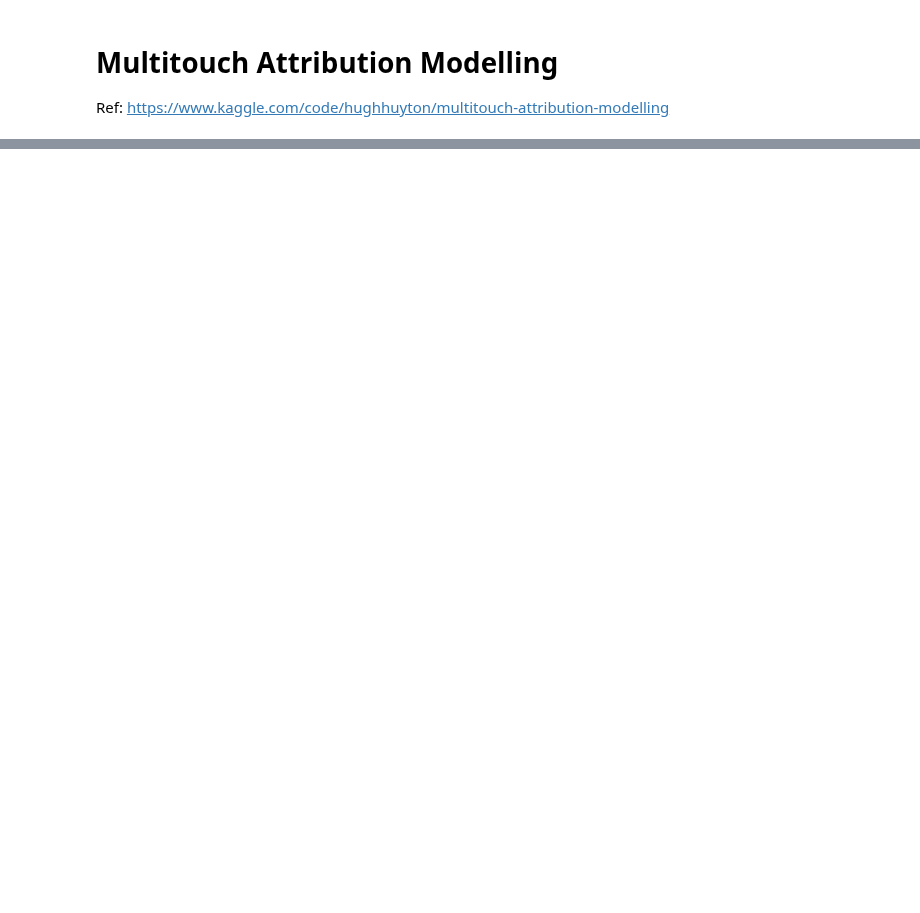
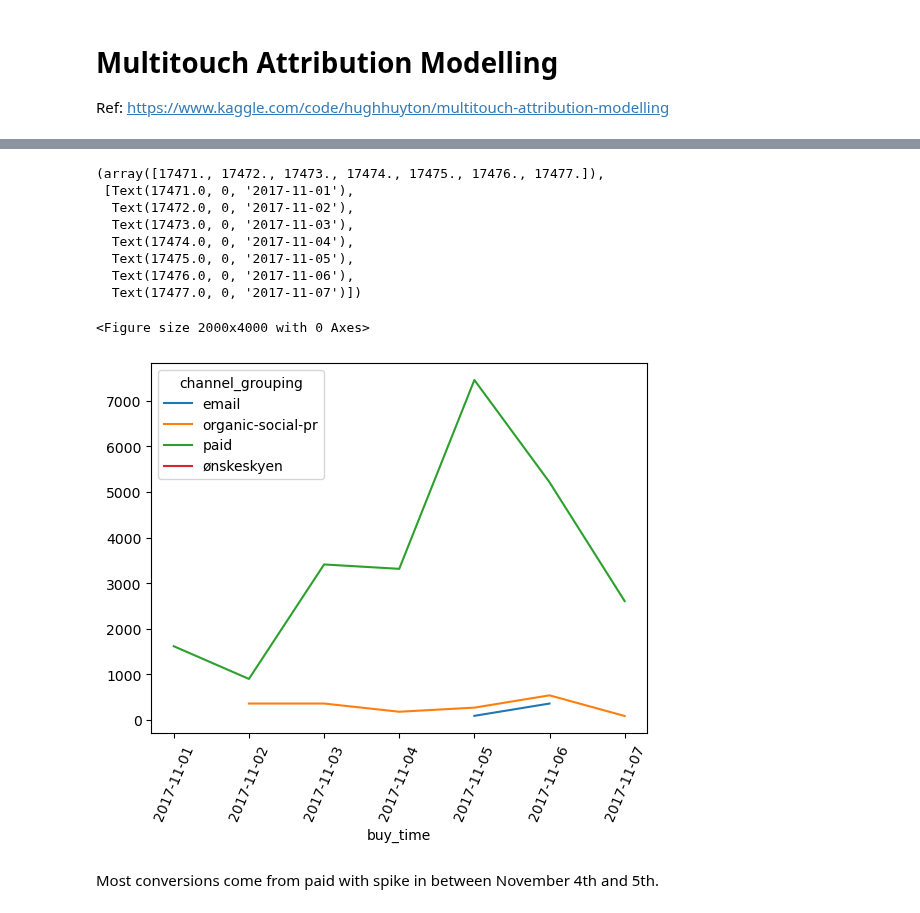
Before and after one commit to mindyng/2023-Business-Projects, a Jupyter notebook: masterclass-user-behavior-analysis-v2.ipynb, the cells around one changed output, grey strips where cells are left out. Saved outputs shown, nothing was run; the diff lists cells and outputs as text; code cells hidden in the pictures; blank space fills up the shorter version.

```diff
--- a/masterclass-user-behavior-analysis-v2.ipynb
+++ b/masterclass-user-behavior-analysis-v2.ipynb
@@ -1849,0 +1896,8 @@ Ref: https://www.kaggle.com/code/hughhuyton/multitouch-attribution-modelling
+# %%
+# need to convert buy_time to timestamp
+# only get date portion
+# counts of each conversion by date
+# split by traffic source, channel grouping and acquisition type
+
+conversion['buy_time'] = pd.to_datetime(conversion['buy_time']).dt.date
+conversion['buy_time']
@@ -1849,0 +1917,20 @@ Ref: https://www.kaggle.com/code/hughhuyton/multitouch-attribution-modelling
+# %%
+summed_df = conversion.groupby(['buy_time', 'channel_grouping']).sum()\
+                .reset_index().pivot(index='buy_time', columns='channel_grouping', values='total')
+fig = plt.gcf()
+fig.set_size_inches(20, 40, forward=True)
+summed_df.plot()
+plt.xticks(rotation=67)
+# %% [output]
+(array([17471., 17472., 17473., 17474., 17475., 17476., 17477.]),
+ [Text(17471.0, 0, '2017-11-01'),
+  Text(17472.0, 0, '2017-11-02'),
+  Text(17473.0, 0, '2017-11-03'),
+  Text(17474.0, 0, '2017-11-04'),
+  Text(17475.0, 0, '2017-11-05'),
+  Text(17476.0, 0, '2017-11-06'),
+  Text(17477.0, 0, '2017-11-07')])
+<Figure size 2000x4000 with 0 Axes>
+[figure, added]
+# %% [markdown]
+Most conversions come from paid with spike in between November 4th and 5th.
```
Also changed, not shown: parts of 10 cells of this notebook.
